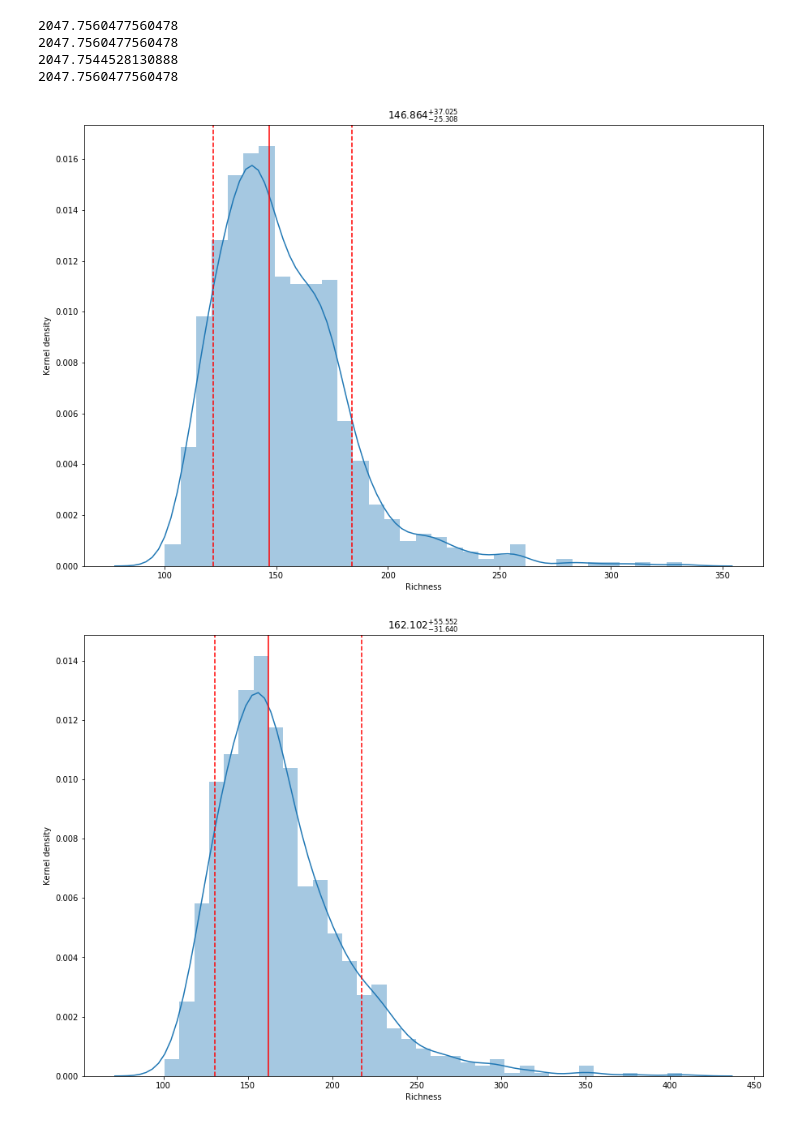
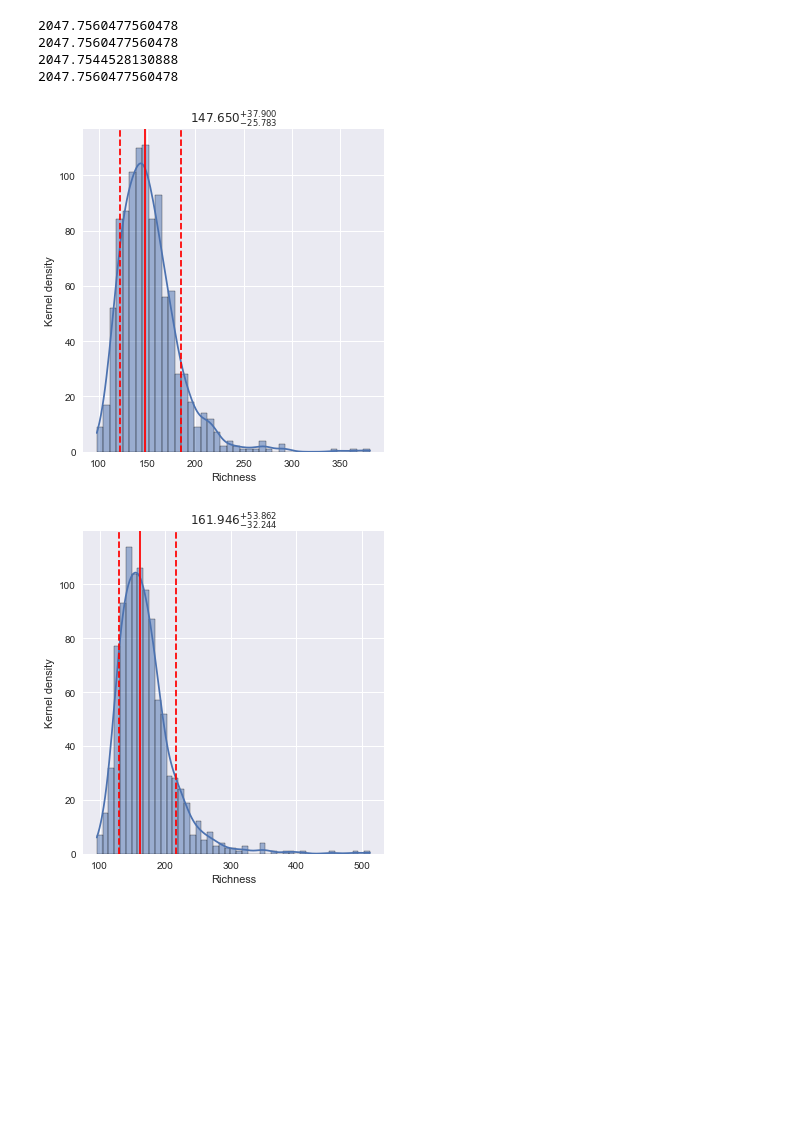
Before and after one commit to mikekestemont/copia, a Jupyter notebook: quickstart.ipynb, the cells around one changed output. Saved outputs shown, nothing was run; the diff lists cells and outputs as text; code cells hidden in the pictures; blank space fills up the shorter version.

Commit message:
dist plots

```diff
--- a/quickstart.ipynb
+++ b/quickstart.ipynb
@@ -73,9 +72,8 @@ print(richness(abundance, method='minsample', solver='grid', tolerance=1e-10))
 # %%
-from copia.plot import autoplot as plot
-estimate = richness(abundance, method='chao1', CI=True)
-plot(estimate)
-estimate = richness(abundance, method='egghe_proot', CI=True)
-plot(estimate)
+estimate = diversity(abundance, method='chao1', CI=True)
+plot.autoplot(estimate)
+estimate = diversity(abundance, method='egghe_proot', CI=True)
+plot.autoplot(estimate)
 # %% [output]
-[figure, old version]
+[figure, new version]
-[figure, old version]
+[figure, new version]
```
Also changed, not shown: parts of 8 cells of this notebook, 2 other files.
